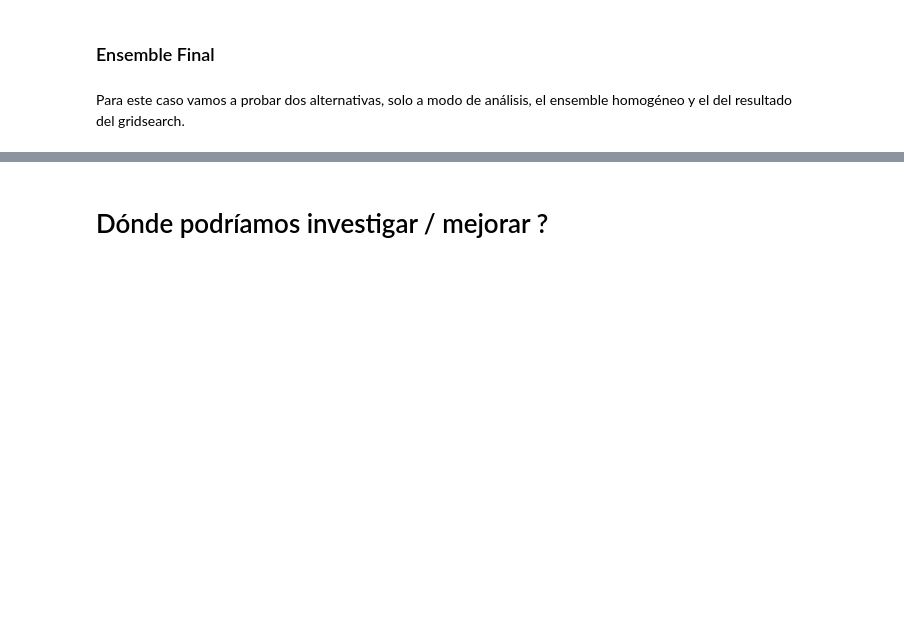
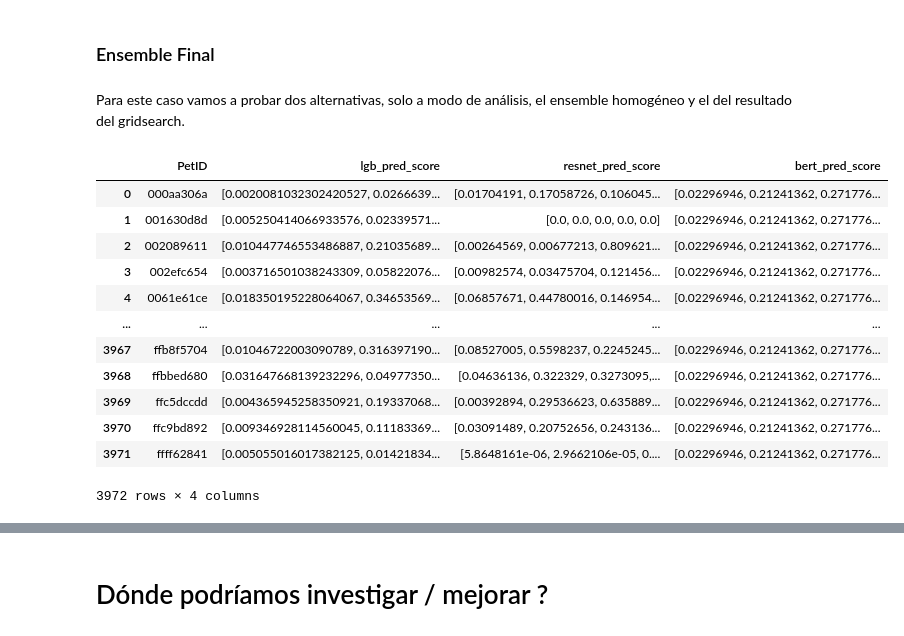
Before and after one commit to josekeh/UA_MDM_Labo2, a Jupyter notebook: trabajos/06_Ensemble_Final.ipynb, the cells around one changed output, grey strips where cells are left out. Drawn from its saved outputs; the diff is of its cells as text; code cells hidden in the pictures; blank space fills up the shorter version.

```diff
--- a/trabajos/06_Ensemble_Final.ipynb
+++ b/trabajos/06_Ensemble_Final.ipynb
@@ -749,2 +758,18 @@ merged_datasets = df_lgbm[['PetID', 'pred']].rename({'pred':'lgb_pred_score'},ax
+# %%
+merged_datasets
+# %% [output]
+|  | PetID | lgb_pred_score | resnet_pred_score | bert_pred_score |
+| 0 | 000aa306a | [0.0020081032302420527, 0.0266639... | [0.01704191, 0.17058726, 0.106045... | [0.02296946, 0.21241362, 0.271776... |
+| 1 | 001630d8d | [0.005250414066933576, 0.02339571... | [0.0, 0.0, 0.0, 0.0, 0.0] | [0.02296946, 0.21241362, 0.271776... |
+| 2 | 002089611 | [0.010447746553486887, 0.21035689... | [0.00264569, 0.00677213, 0.809621... | [0.02296946, 0.21241362, 0.271776... |
+| 3 | 002efc654 | [0.003716501038243309, 0.05822076... | [0.00982574, 0.03475704, 0.121456... | [0.02296946, 0.21241362, 0.271776... |
+| 4 | 0061e61ce | [0.018350195228064067, 0.34653569... | [0.06857671, 0.44780016, 0.146954... | [0.02296946, 0.21241362, 0.271776... |
+| ... | ... | ... | ... | ... |
+| 3967 | ffb8f5704 | [0.01046722003090789, 0.316397190... | [0.08527005, 0.5598237, 0.2245245... | [0.02296946, 0.21241362, 0.271776... |
+| 3968 | ffbbed680 | [0.031647668139232296, 0.04977350... | [0.04636136, 0.322329, 0.3273095,... | [0.02296946, 0.21241362, 0.271776... |
+| 3969 | ffc5dccdd | [0.004365945258350921, 0.19337068... | [0.00392894, 0.29536623, 0.635889... | [0.02296946, 0.21241362, 0.271776... |
+| 3970 | ffc9bd892 | [0.009346928114560045, 0.11183369... | [0.03091489, 0.20752656, 0.243136... | [0.02296946, 0.21241362, 0.271776... |
+| 3971 | ffff62841 | [0.005055016017382125, 0.01421834... | [5.8648161e-06, 2.9662106e-05, 0.... | [0.02296946, 0.21241362, 0.271776... |
+3972 rows × 4 columns
 # %%
 merged_datasets['resnet_pred_score'] = [np.zeros(5) if pd.isna(i) is float else  i for i in merged_datasets['resnet_pred_score'] ]
```
Also changed, not shown: parts of 17 cells of this notebook.
